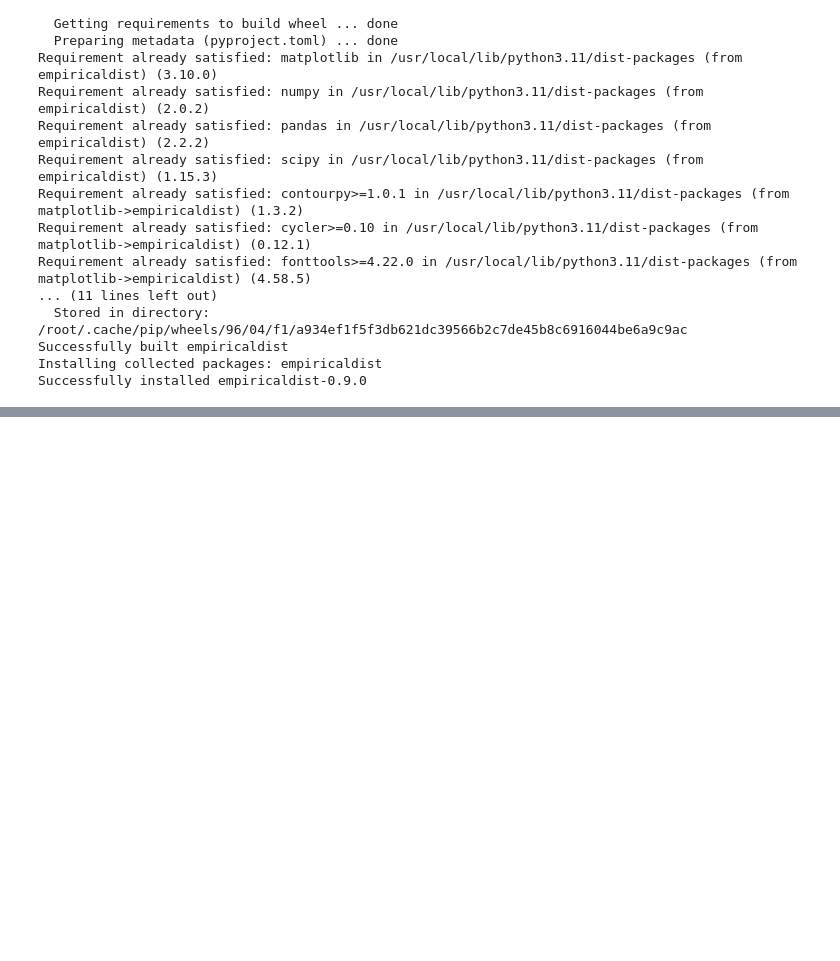
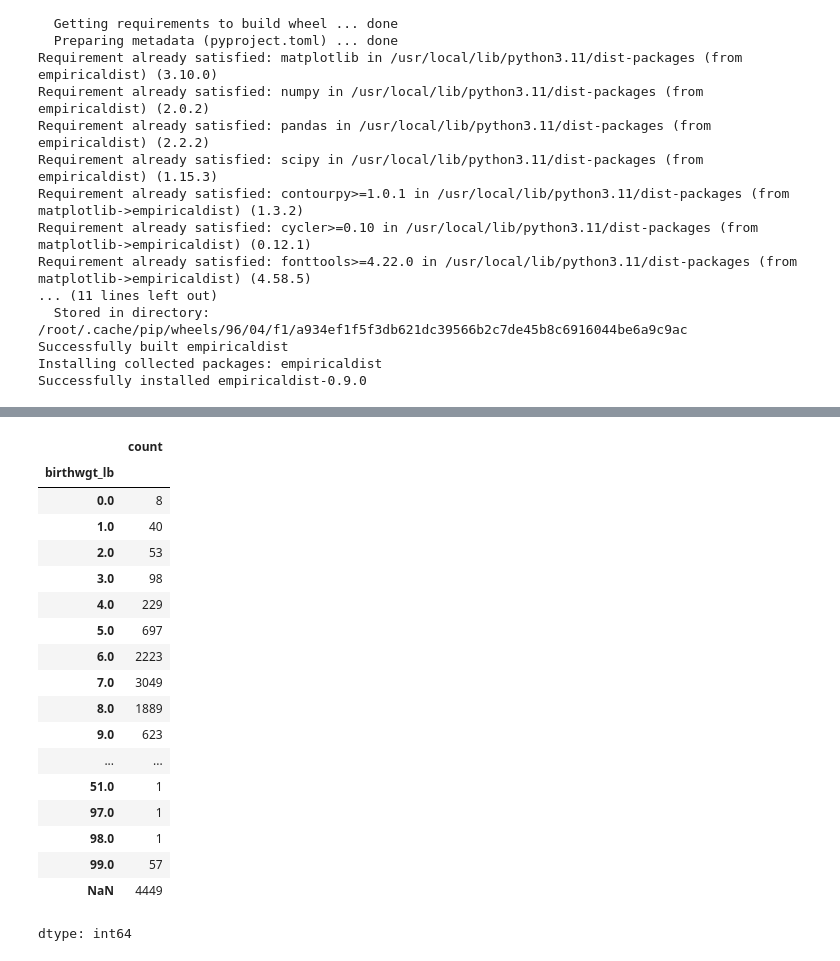
Before and after one commit to jayanthbagare/allendowney, a Jupyter notebook: ThinkStats/Chapter1_TS.ipynb, the cells around one changed output, grey strips where cells are left out. Saved outputs shown, nothing was run; the diff lists cells and outputs as text; code cells hidden in the pictures; blank space fills up the shorter version.

```diff
--- a/ThinkStats/Chapter1_TS.ipynb
+++ b/ThinkStats/Chapter1_TS.ipynb
@@ -49,0 +119,23 @@ from thinkstats import decorate
+# %%
+counts = preg["birthwgt_lb"].value_counts(dropna=False).sort_index()
+counts
+# %% [output]
+|  | count |
+| birthwgt_lb |  |
+| 0.0 | 8 |
+| 1.0 | 40 |
+| 2.0 | 53 |
+| 3.0 | 98 |
+| 4.0 | 229 |
+| 5.0 | 697 |
+| 6.0 | 2223 |
+| 7.0 | 3049 |
+| 8.0 | 1889 |
+| 9.0 | 623 |
+| ... | ... |
+| 51.0 | 1 |
+| 97.0 | 1 |
+| 98.0 | 1 |
+| 99.0 | 57 |
+| NaN | 4449 |
+dtype: int64
```
Also changed, not shown: parts of 16 cells of this notebook.
